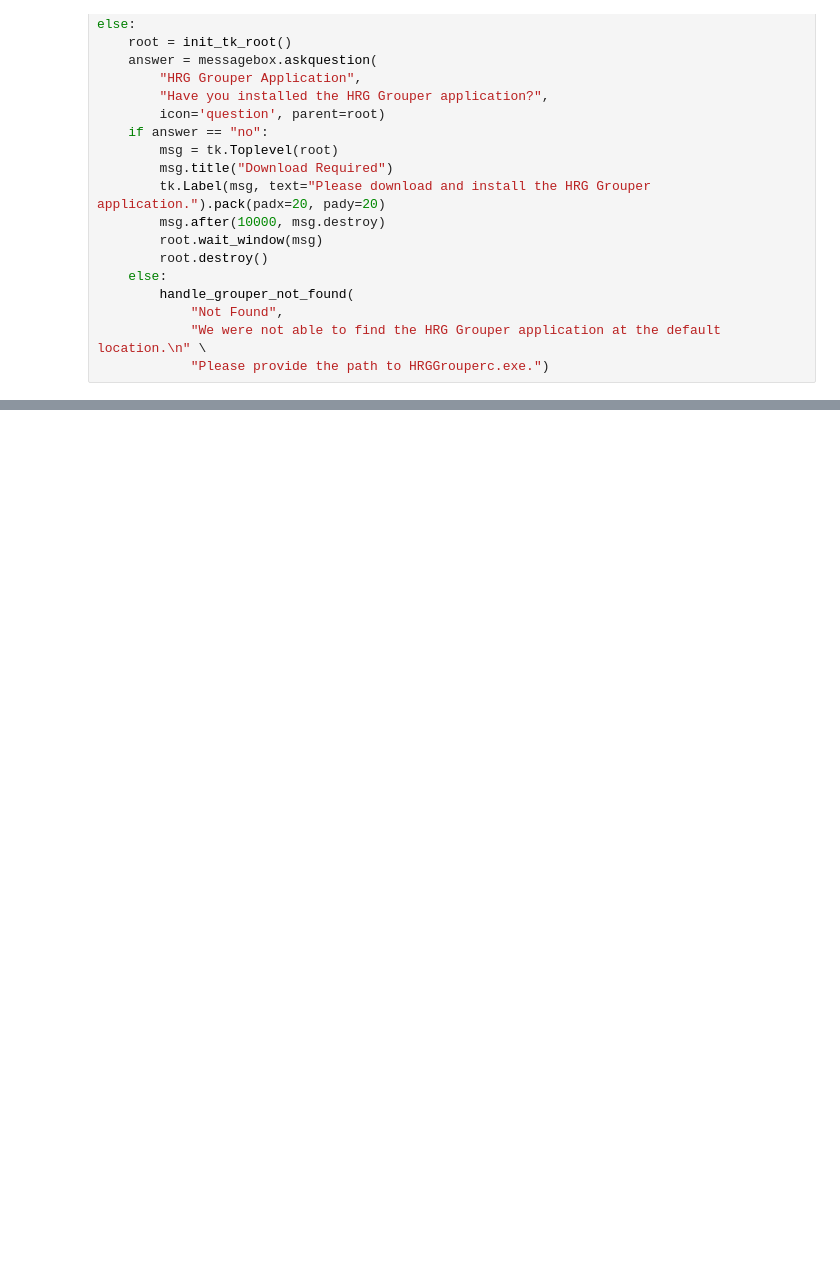
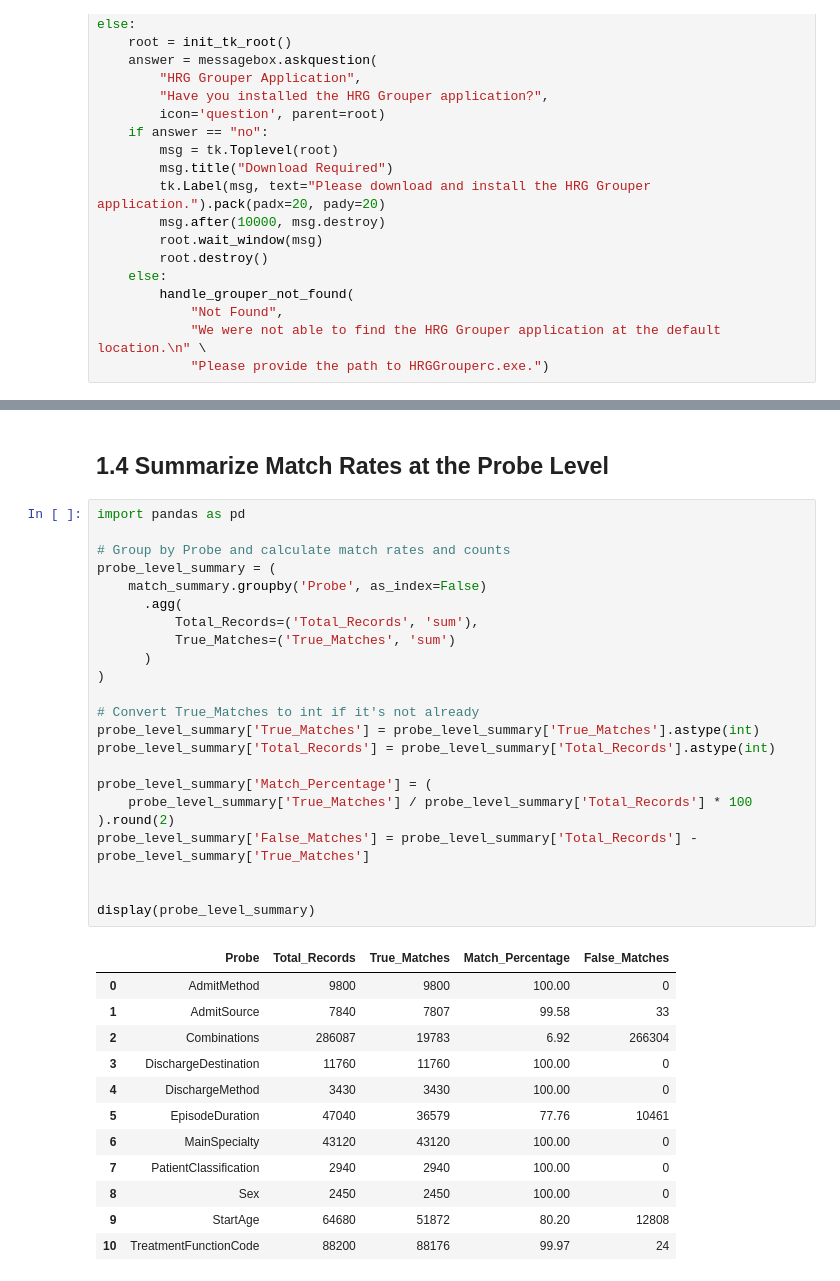
Before and after one commit to ansalls/HRG-Grouper-Analysis, a Jupyter notebook: Test Data Run Book.ipynb, the cells around one changed output, grey strips where cells are left out. Drawn from its saved outputs; the diff is of its cells as text; blank space fills up the shorter version.

```diff
--- a/Test Data Run Book.ipynb
+++ b/Test Data Run Book.ipynb
@@ -300,0 +474,38 @@ CalledProcessError: Command '['python', 'scripts/reverse_engineering.py', '--inp
+# %% [markdown]
+## 1.4 Summarize Match Rates at the Probe Level
+# %%
+import pandas as pd
+
+# Group by Probe and calculate match rates and counts
+probe_level_summary = (
+    match_summary.groupby('Probe', as_index=False)
+      .agg(
+          Total_Records=('Total_Records', 'sum'),
+          True_Matches=('True_Matches', 'sum')
+      )
+)
+
+# Convert True_Matches to int if it's not already
+probe_level_summary['True_Matches'] = probe_level_summary['True_Matches'].astype(int)
+probe_level_summary['Total_Records'] = probe_level_summary['Total_Records'].astype(int)
+
+probe_level_summary['Match_Percentage'] = (
+    probe_level_summary['True_Matches'] / probe_level_summary['Total_Records'] * 100
+).round(2)
+probe_level_summary['False_Matches'] = probe_level_summary['Total_Records'] - probe_level_summary['True_Matches']
+
+
+display(probe_level_summary)
+# %% [output]
+|  | Probe | Total_Records | True_Matches | Match_Percentage | False_Matches |
+| 0 | AdmitMethod | 9800 | 9800 | 100.00 | 0 |
+| 1 | AdmitSource | 7840 | 7807 | 99.58 | 33 |
+| 2 | Combinations | 286087 | 19783 | 6.92 | 266304 |
+| 3 | DischargeDestination | 11760 | 11760 | 100.00 | 0 |
+| 4 | DischargeMethod | 3430 | 3430 | 100.00 | 0 |
+| 5 | EpisodeDuration | 47040 | 36579 | 77.76 | 10461 |
+| 6 | MainSpecialty | 43120 | 43120 | 100.00 | 0 |
+| 7 | PatientClassification | 2940 | 2940 | 100.00 | 0 |
+| 8 | Sex | 2450 | 2450 | 100.00 | 0 |
+| 9 | StartAge | 64680 | 51872 | 80.20 | 12808 |
+| 10 | TreatmentFunctionCode | 88200 | 88176 | 99.97 | 24 |
```
Also changed, not shown: parts of 22 cells of this notebook, 2 other files.
